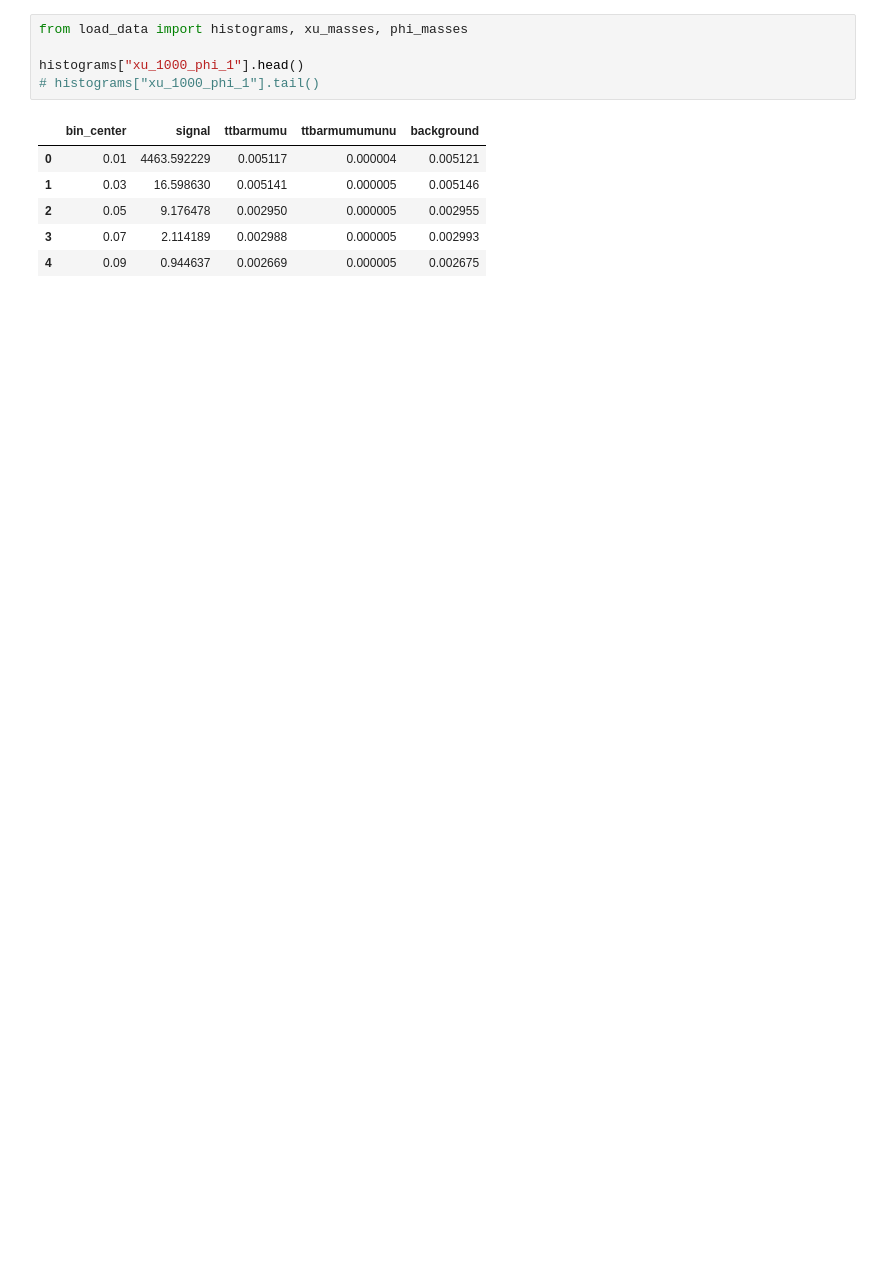
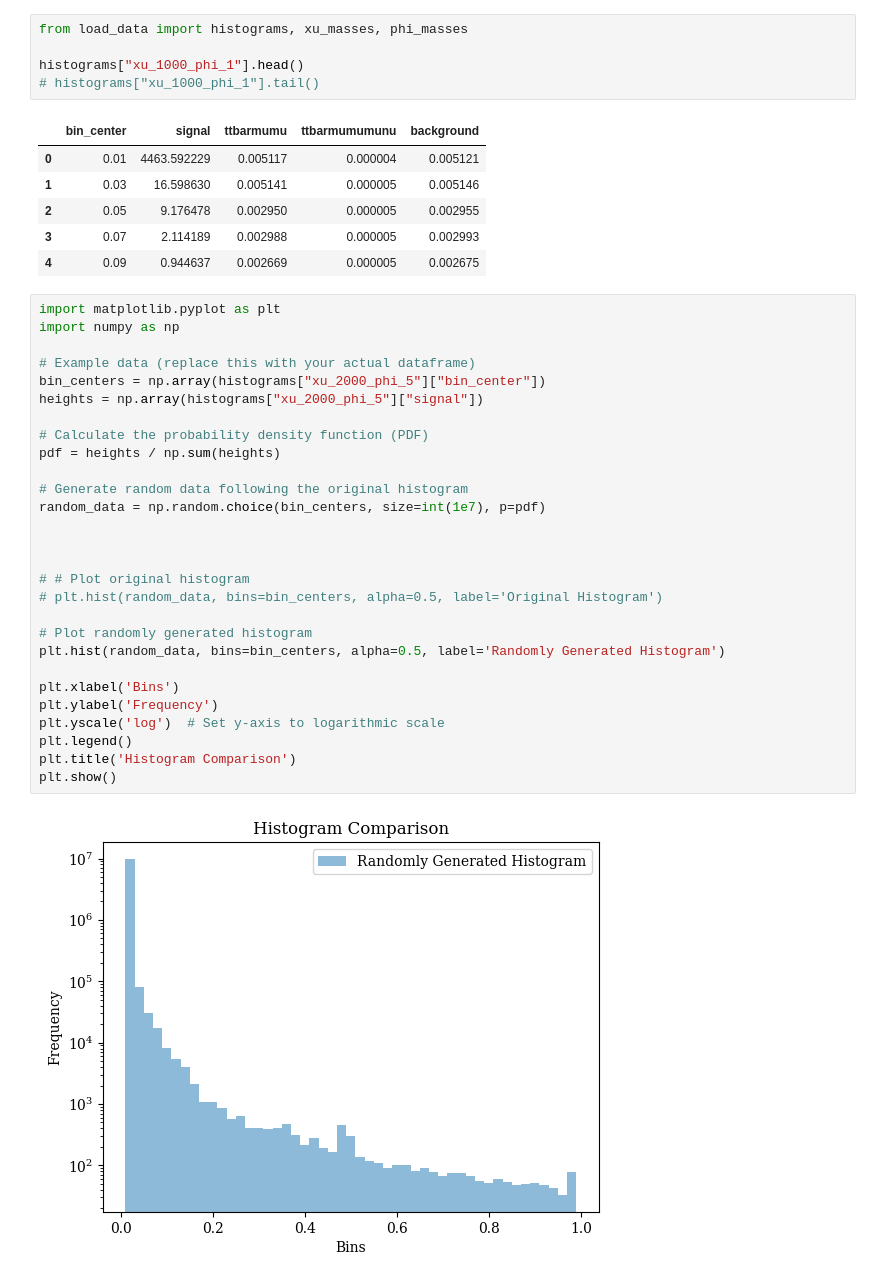
Before and after one commit to Phenomenology-group-uniandes/U1T3R_Significances, a Jupyter notebook: significances.ipynb, the cells around one changed output. Drawn from its saved outputs; the diff is of its cells as text; blank space fills up the shorter version.

```diff
--- a/significances.ipynb
+++ b/significances.ipynb
@@ -59,6 +70,36 @@ histograms["xu_1000_phi_1"].head()
 | 2 | 0.05 | 9.176478 | 0.002950 | 0.000005 | 0.002955 |
 | 3 | 0.07 | 2.114189 | 0.002988 | 0.000005 | 0.002993 |
 | 4 | 0.09 | 0.944637 | 0.002669 | 0.000005 | 0.002675 |
+# %%
+import matplotlib.pyplot as plt
+import numpy as np
+
+# Example data (replace this with your actual dataframe)
+bin_centers = np.array(histograms["xu_2000_phi_5"]["bin_center"])
+heights = np.array(histograms["xu_2000_phi_5"]["signal"])
+
+# Calculate the probability density function (PDF)
+pdf = heights / np.sum(heights)
+
+# Generate random data following the original histogram
+random_data = np.random.choice(bin_centers, size=int(1e7), p=pdf)
+
+
+
+# # Plot original histogram
+# plt.hist(random_data, bins=bin_centers, alpha=0.5, label='Original Histogram')
+
+# Plot randomly generated histogram
+plt.hist(random_data, bins=bin_centers, alpha=0.5, label='Randomly Generated Histogram')
+
+plt.xlabel('Bins')
+plt.ylabel('Frequency')
+plt.yscale('log')  # Set y-axis to logarithmic scale
+plt.legend()
+plt.title('Histogram Comparison')
+plt.show()
+# %% [output]
+[figure, added]
 # %%
 import pandas as pd
 from itertools import product
```
Also changed, not shown: parts of 4 cells of this notebook, 4 other files.
